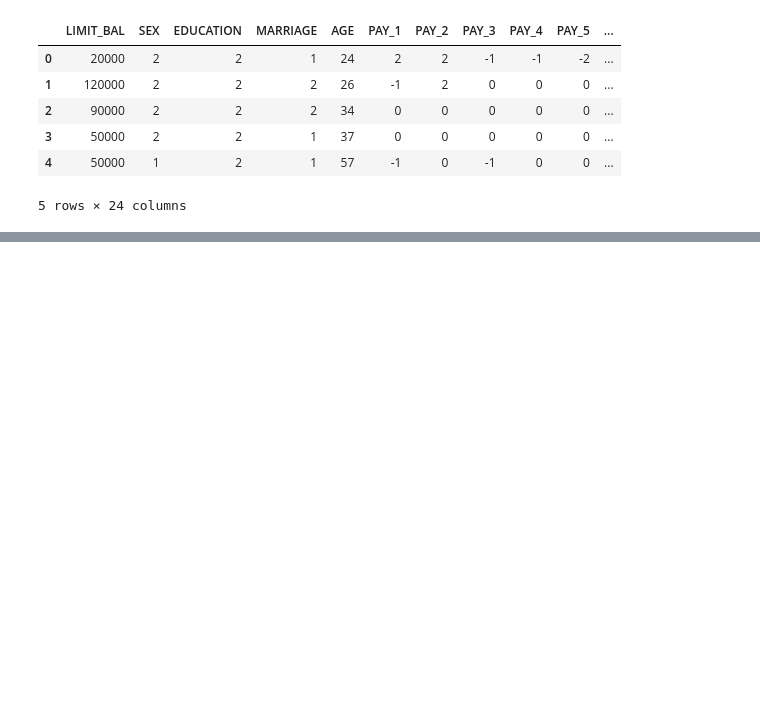
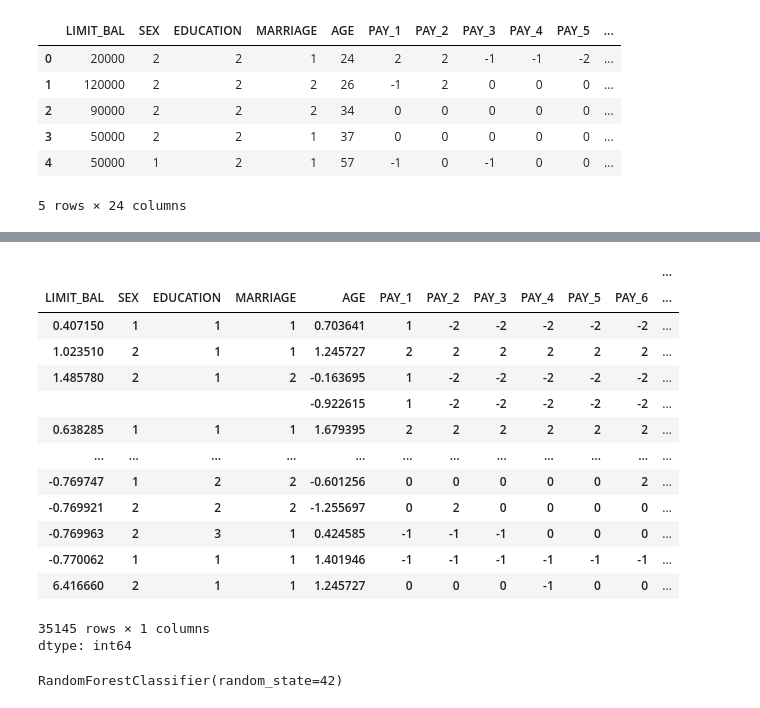
Before and after one commit to jessepoljak/Project_2_Credit_Default, a Jupyter notebook: Project2_Loans.ipynb, the cells around one changed output, grey strips where cells are left out. Drawn from its saved outputs; the diff is of its cells as text; code cells hidden in the pictures; blank space fills up the shorter version.

```diff
--- a/Project2_Loans.ipynb
+++ b/Project2_Loans.ipynb
@@ -43,3 +60,8 @@ df.head()
 | 3 | 50000 | 2 | 2 | 1 | 37 | 0 | 0 | 0 | 0 | 0 | ... |
 | 4 | 50000 | 1 | 2 | 1 | 57 | -1 | 0 | -1 | 0 | 0 | ... |
 5 rows × 24 columns
+# %%
+# Make X and Y dataframes
+X = df.copy()
+X.drop('default_payment_next_month', axis = 1, inplace = True)
+y = df['default_payment_next_month']
@@ -45,0 +77,61 @@ df.head()
+# %%
+# Train, test, split the data
+X_train, X_test, y_train, y_test = train_test_split(X, y)
+# %%
+# # Instantiate the RandomUnderSampler instance
+# rus = RandomUnderSampler(random_state=1)
+
+# # Fit the data to the model
+# X_resampled, y_resampled = rus.fit_resample(X_train, y_train)
+
+# Select demographic columns
+demographics = ['LIMIT_BAL',
+                'BILL_AMT1',
+                'BILL_AMT2',
+                'BILL_AMT3',
+                'BILL_AMT4',
+                'BILL_AMT5',
+                'BILL_AMT6',
+                'PAY_AMT1',
+                'PAY_AMT2',
+                'PAY_AMT3',
+                'PAY_AMT4',
+                'PAY_AMT5',
+                'PAY_AMT6',
+                'AGE']
+# Initialize scaler
+scaler = StandardScaler()
+# Scale the demographic features
+X_train[demographics] = scaler.fit_transform(X_train[demographics])
+
+# Initialize scaler
+scaler = StandardScaler()
+# Scale the demographic features
+X_test[demographics] = scaler.fit_transform(X_test[demographics])
+# %%
+smote = SMOTE(random_state=42)
+X_train_res, y_train_res = smote.fit_resample(X_train, y_train)
+X_train_res.value_counts()
+# %% [output]
+|  |  |  |  |  |  |  |  |  |  |  | ... |
+| LIMIT_BAL | SEX | EDUCATION | MARRIAGE | AGE | PAY_1 | PAY_2 | PAY_3 | PAY_4 | PAY_5 | PAY_6 | ... |
+| 0.407150 | 1 | 1 | 1 | 0.703641 | 1 | -2 | -2 | -2 | -2 | -2 | ... |
+| 1.023510 | 2 | 1 | 1 | 1.245727 | 2 | 2 | 2 | 2 | 2 | 2 | ... |
+| 1.485780 | 2 | 1 | 2 | -0.163695 | 1 | -2 | -2 | -2 | -2 | -2 | ... |
+|  |  |  |  | -0.922615 | 1 | -2 | -2 | -2 | -2 | -2 | ... |
+| 0.638285 | 1 | 1 | 1 | 1.679395 | 2 | 2 | 2 | 2 | 2 | 2 | ... |
+| ... | ... | ... | ... | ... | ... | ... | ... | ... | ... | ... | ... |
+| -0.769747 | 1 | 2 | 2 | -0.601256 | 0 | 0 | 0 | 0 | 0 | 2 | ... |
+| -0.769921 | 2 | 2 | 2 | -1.255697 | 0 | 2 | 0 | 0 | 0 | 0 | ... |
+| -0.769963 | 2 | 3 | 1 | 0.424585 | -1 | -1 | -1 | 0 | 0 | 0 | ... |
+| -0.770062 | 1 | 1 | 1 | 1.401946 | -1 | -1 | -1 | -1 | -1 | -1 | ... |
+| 6.416660 | 2 | 1 | 1 | 1.245727 | 0 | 0 | 0 | -1 | 0 | 0 | ... |
+35145 rows × 1 columns
+dtype: int64
+# %%
+# Train Random Forest or XGBoost
+clf = RandomForestClassifier(n_estimators=100, random_state=42)
+# clf = XGBClassifier(eval_metric='logloss', use_label_encoder=False)
+clf.fit(X_train_res, y_train_res)
+# %% [output]
+RandomForestClassifier(random_state=42)
```
Also changed, not shown: parts of 44 cells of this notebook.
